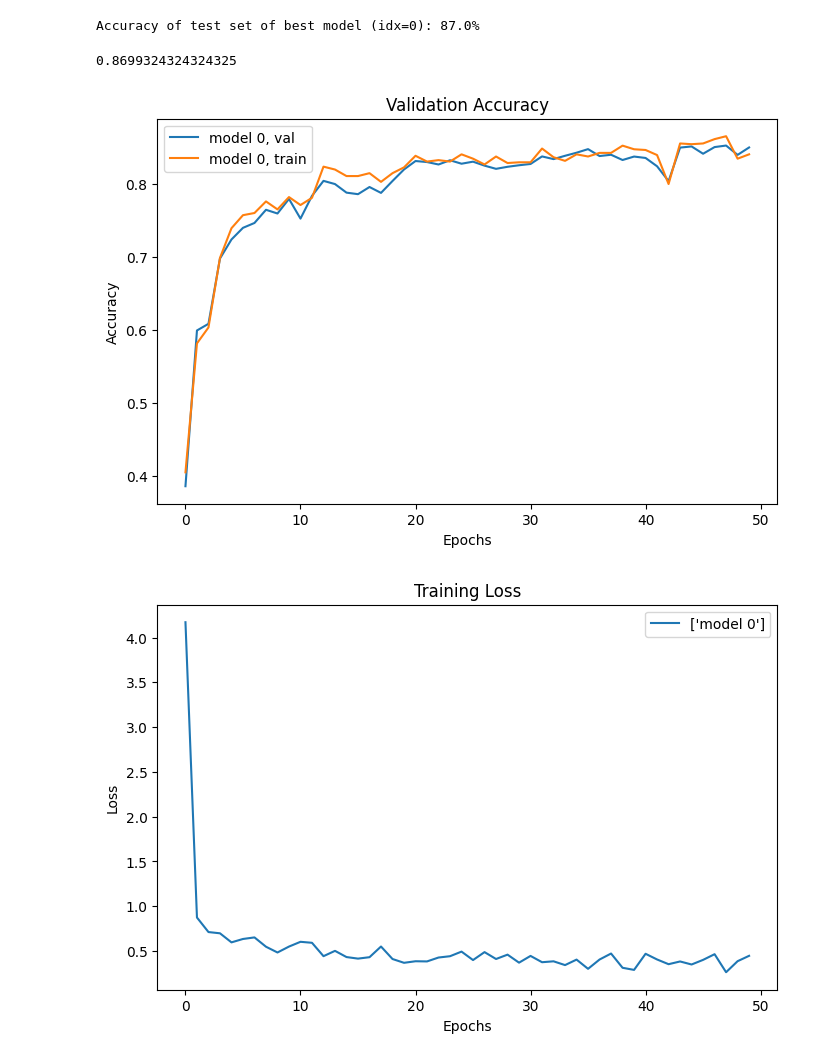
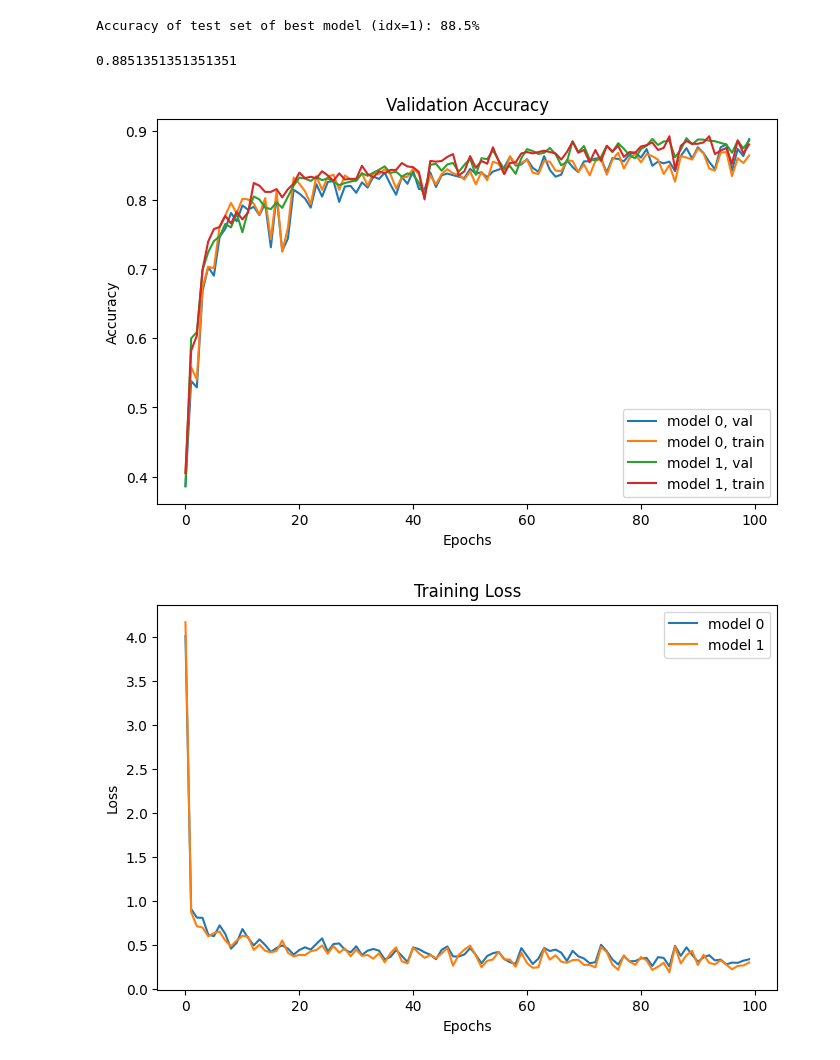
Before and after one commit to GuiMacielPereira/sensor_ML, a Jupyter notebook: data_processing/serious_pytorch.sync.ipynb, the cells around one changed output. Drawn from its saved outputs; the diff is of its cells as text; code cells hidden in the pictures.

```diff
--- a/data_processing/serious_pytorch.sync.ipynb
+++ b/data_processing/serious_pytorch.sync.ipynb
@@ -36,20 +74,0 @@ class CNN_STANDARD(nn.Module):
-# %%
-dataPath = "./second_collection_triggs_rels_32.npz"
-S = SensorSignals(dataPath)
-S.split_data()
-S.norm_X()
-S.setup_tensors()
-S.print_shapes()
-
-models, models_losses, models_acc, models_label = [], [], [], []
-for i, lr in enumerate([5e-3]):
-
-    model = CNN_STANDARD()
-
-    # Train
-    S.train_model(model, learning_rate=lr, batch_size=128, max_epochs=50, weight_decay=1e-4)
-
-    models.append(model)
-    models_losses.append(S.losses)
-    models_acc.append(S.accuracies)
-    models_label.append(f"model {i}")
@@ -73,0 +75,18 @@ Training Complete!
+# %%
+dataPath = "./second_collection_triggs_rels_32.npz"
+S = SensorSignals(dataPath)
+S.split_data()
+S.norm_X()
+S.setup_tensors()
+S.print_shapes()
+
+models, models_losses, models_acc, models_label = [], [], [], []
+for i, model in enumerate([CNN_2(), CNN_STANDARD()]):
+
+    # Train
+    S.train_model(model, learning_rate=5e-3, batch_size=128, max_epochs=100, weight_decay=1e-4)
+
+    models.append(model)
+    models_losses.append(S.losses)
+    models_acc.append(S.accuracies)
+    models_label.append(f"model {i}")
@@ -76,7 +113,6 @@ Training Complete!
 def plotAcc(models_label, models_acc):
     """ Plot validation accuracies to determine best model """
     plt.figure(figsize=(8, 5))
-    plt.title("Validation Accuracy")
     for lab, accs in zip(models_label, models_acc):
         plt.plot(np.arange(accs.shape[0]), accs, label=[lab+", val", lab+", train"])
     plt.legend()
@@ -86,34 +122,34 @@ def plotAcc(models_label, models_acc):
 
 def plotLosses(models_label, models_losses):
     """ Plot validation accuracies to determine best model """
     plt.figure(figsize=(8, 5))
     plt.title("Training Loss")
     models_losses = np.array(models_losses)
     plt.plot(np.arange(models_losses.shape[1]), models_losses.T, label=models_label)
     plt.legend()
     plt.ylabel("Loss")
     plt.xlabel("Epochs")
 
 
 def bestModelAcc(models, models_acc, S):
     """
     Prints test accuracy of best model
     Chooses model that yields the best validation accuracy
     S is object containing the data used during training
     """
     best_acc_idx = np.argmax([acc[-1, -1] for acc in models_acc])
     best_model = models[best_acc_idx]
     best_acc = S.acc_te(best_model)
     print(f"Accuracy of test set of best model (idx={best_acc_idx}): {best_acc*100:.1f}%")
     return best_acc
 
 # Plot
 plotAcc(models_label, models_acc)
 plotLosses(models_label, models_losses)
 # Print accuracy
 bestModelAcc(models, models_acc, S)
 # %% [output]
-Accuracy of test set of best model (idx=0): 87.0%
+Accuracy of test set of best model (idx=1): 88.5%
-0.8699324324324325
+0.8851351351351351
-[figure, old version]
+[figure, new version]
-[figure, old version]
+[figure, new version]
```
Also changed, not shown: parts of 5 cells of this notebook, 1 other file.
